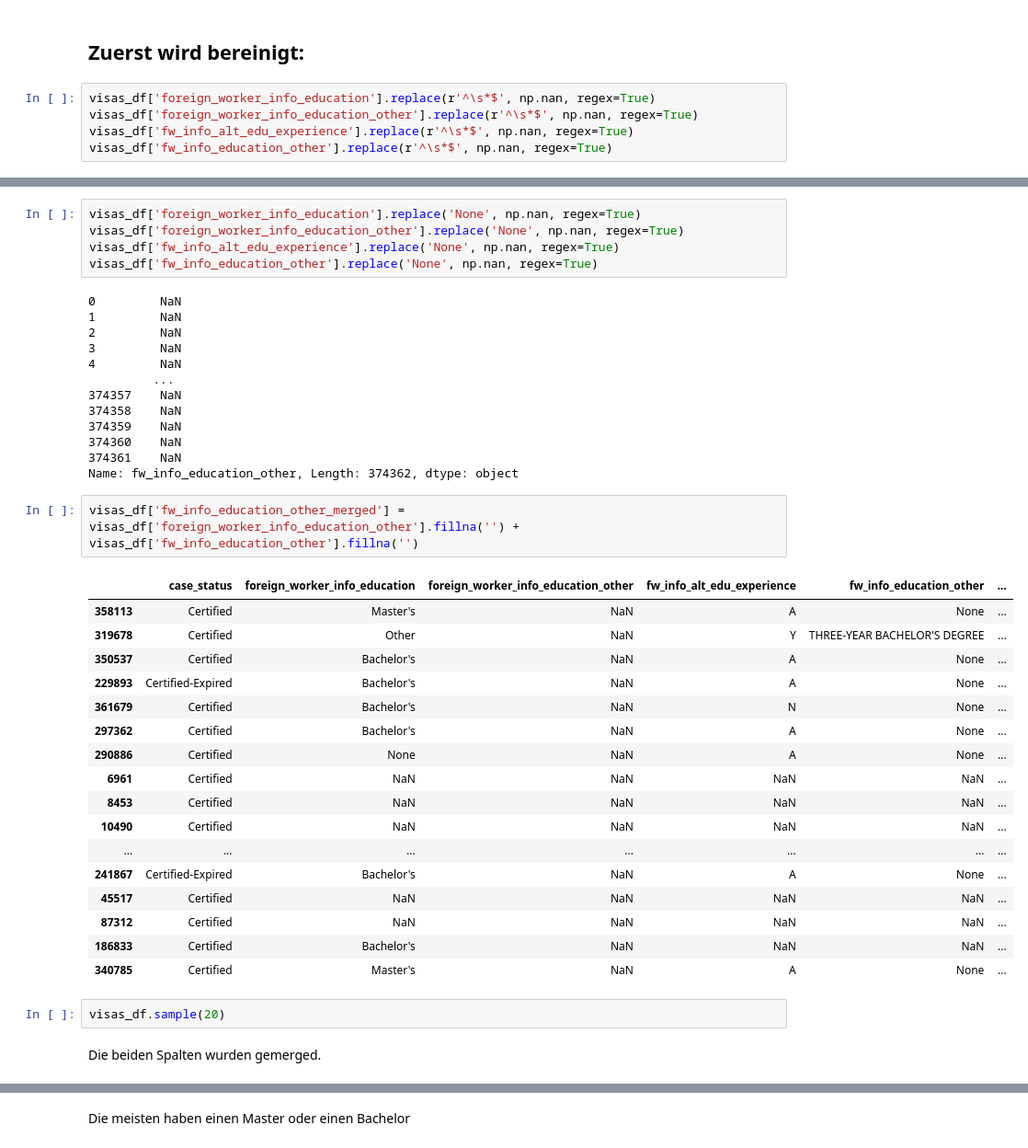
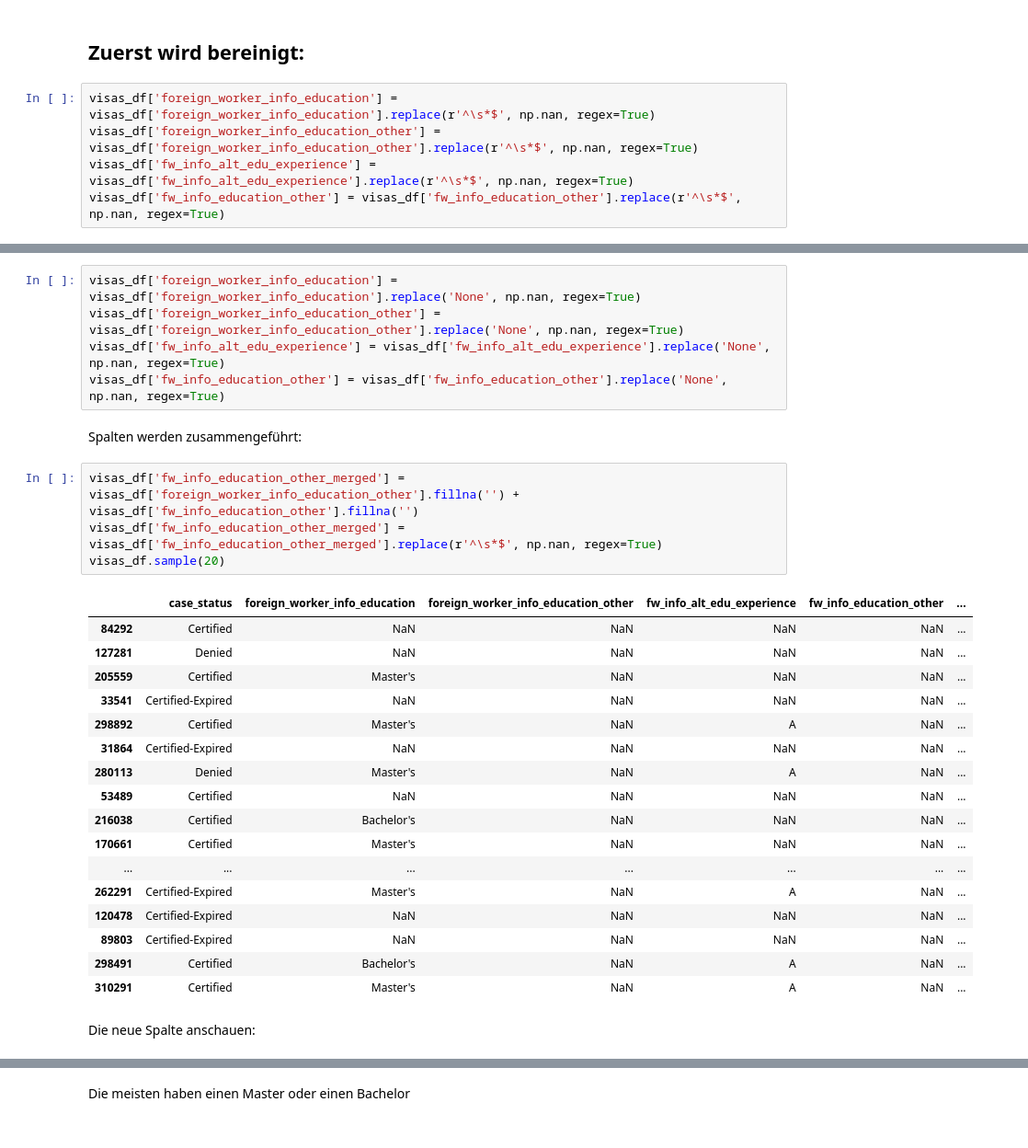
Before and after one commit to andy8001/python_visa, a Jupyter notebook: US Visa_Arbeitnehmer Ausbildung.ipynb, the cells around one changed output, grey strips where cells are left out. Shown: that part at 92% size. Drawn from its saved outputs; the diff is of its cells as text.

```diff
--- a/US Visa_Arbeitnehmer Ausbildung.ipynb
+++ b/US Visa_Arbeitnehmer Ausbildung.ipynb
@@ -121,7 +112,7 @@ fw_info_alt_edu_experience entspricht einem Code.
 # %% [markdown]
 ## Zuerst wird bereinigt:
 # %%
-visas_df['foreign_worker_info_education'].replace(r'^\s*$', np.nan, regex=True)
-visas_df['foreign_worker_info_education_other'].replace(r'^\s*$', np.nan, regex=True)
-visas_df['fw_info_alt_edu_experience'].replace(r'^\s*$', np.nan, regex=True)
-visas_df['fw_info_education_other'].replace(r'^\s*$', np.nan, regex=True)
+visas_df['foreign_worker_info_education'] = visas_df['foreign_worker_info_education'].replace(r'^\s*$', np.nan, regex=True)
+visas_df['foreign_worker_info_education_other'] = visas_df['foreign_worker_info_education_other'].replace(r'^\s*$', np.nan, regex=True)
+visas_df['fw_info_alt_edu_experience'] = visas_df['fw_info_alt_edu_experience'].replace(r'^\s*$', np.nan, regex=True)
+visas_df['fw_info_education_other'] = visas_df['fw_info_education_other'].replace(r'^\s*$', np.nan, regex=True)
@@ -141,45 +119,34 @@ Name: fw_info_education_other, Length: 374362, dtype: object
 # %%
-visas_df['foreign_worker_info_education'].replace('None', np.nan, regex=True)
-visas_df['foreign_worker_info_education_other'].replace('None', np.nan, regex=True)
-visas_df['fw_info_alt_edu_experience'].replace('None', np.nan, regex=True)
-visas_df['fw_info_education_other'].replace('None', np.nan, regex=True)
+visas_df['foreign_worker_info_education'] = visas_df['foreign_worker_info_education'].replace('None', np.nan, regex=True)
+visas_df['foreign_worker_info_education_other'] = visas_df['foreign_worker_info_education_other'].replace('None', np.nan, regex=True)
+visas_df['fw_info_alt_edu_experience'] = visas_df['fw_info_alt_edu_experience'].replace('None', np.nan, regex=True)
+visas_df['fw_info_education_other'] = visas_df['fw_info_education_other'].replace('None', np.nan, regex=True)
-# %% [output]
-0         NaN
-1         NaN
-2         NaN
-3         NaN
-4         NaN
-         ...
-374357    NaN
-374358    NaN
-374359    NaN
-374360    NaN
-374361    NaN
-Name: fw_info_education_other, Length: 374362, dtype: object
+# %% [markdown]
+Spalten werden zusammengeführt:
 # %%
 visas_df['fw_info_education_other_merged'] = visas_df['foreign_worker_info_education_other'].fillna('') + visas_df['fw_info_education_other'].fillna('')
+visas_df['fw_info_education_other_merged'] = visas_df['fw_info_education_other_merged'].replace(r'^\s*$', np.nan, regex=True)
+visas_df.sample(20)
 # %% [output]
 |  | case_status | foreign_worker_info_education | foreign_worker_info_education_other | fw_info_alt_edu_experience | fw_info_education_other | ... |
-| 358113 | Certified | Master's | NaN | A | None | ... |
-| 319678 | Certified | Other | NaN | Y | THREE-YEAR BACHELOR'S DEGREE | ... |
-| 350537 | Certified | Bachelor's | NaN | A | None | ... |
-| 229893 | Certified-Expired | Bachelor's | NaN | A | None | ... |
-| 361679 | Certified | Bachelor's | NaN | N | None | ... |
-| 297362 | Certified | Bachelor's | NaN | A | None | ... |
-| 290886 | Certified | None | NaN | A | None | ... |
-| 6961 | Certified | NaN | NaN | NaN | NaN | ... |
-| 8453 | Certified | NaN | NaN | NaN | NaN | ... |
-| 10490 | Certified | NaN | NaN | NaN | NaN | ... |
+| 84292 | Certified | NaN | NaN | NaN | NaN | ... |
+| 127281 | Denied | NaN | NaN | NaN | NaN | ... |
+| 205559 | Certified | Master's | NaN | NaN | NaN | ... |
+| 33541 | Certified-Expired | NaN | NaN | NaN | NaN | ... |
+| 298892 | Certified | Master's | NaN | A | NaN | ... |
+| 31864 | Certified-Expired | NaN | NaN | NaN | NaN | ... |
+| 280113 | Denied | Master's | NaN | A | NaN | ... |
+| 53489 | Certified | NaN | NaN | NaN | NaN | ... |
+| 216038 | Certified | Bachelor's | NaN | NaN | NaN | ... |
+| 170661 | Certified | Master's | NaN | NaN | NaN | ... |
 | ... | ... | ... | ... | ... | ... | ... |
-| 241867 | Certified-Expired | Bachelor's | NaN | A | None | ... |
-| 45517 | Certified | NaN | NaN | NaN | NaN | ... |
-| 87312 | Certified | NaN | NaN | NaN | NaN | ... |
-| 186833 | Certified | Bachelor's | NaN | NaN | NaN | ... |
-| 340785 | Certified | Master's | NaN | A | None | ... |
+| 262291 | Certified-Expired | Master's | NaN | A | NaN | ... |
+| 120478 | Certified-Expired | NaN | NaN | NaN | NaN | ... |
+| 89803 | Certified-Expired | NaN | NaN | NaN | NaN | ... |
+| 298491 | Certified | Bachelor's | NaN | A | NaN | ... |
+| 310291 | Certified | Master's | NaN | A | NaN | ... |
-# %%
-visas_df.sample(20)
-# %% [markdown]
-Die beiden Spalten wurden gemerged.
+# %% [markdown]
+Die neue Spalte anschauen:
 # %%
 visas_df['fw_info_education_other_merged'].value_counts()
 modules.print_count_of_values_relation(visas_df, True, True)
```
Also changed, not shown: parts of 15 cells of this notebook.
